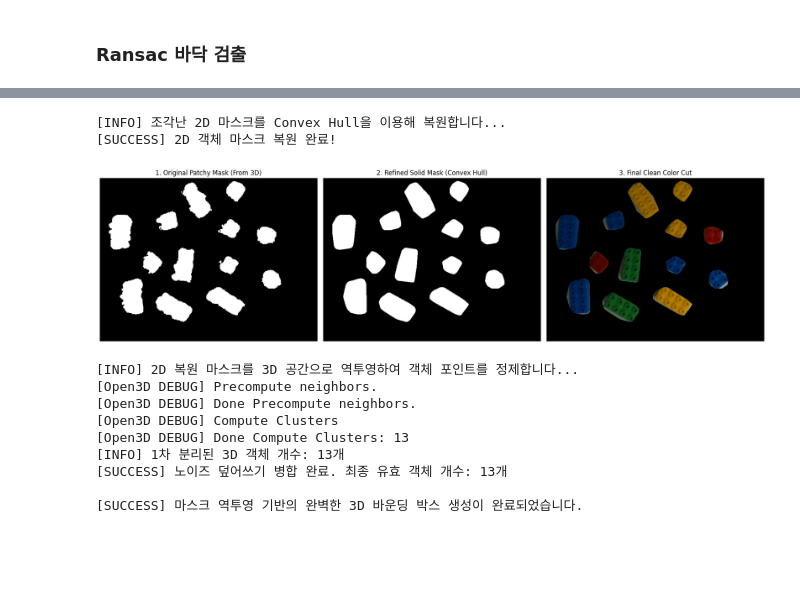
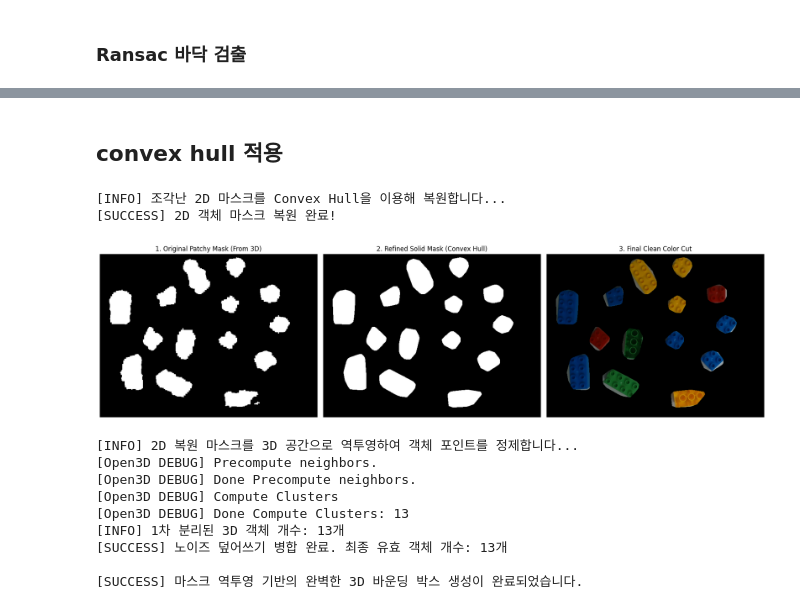
Before and after one commit to engineer0914/pointcloud_test, a Jupyter notebook: INUVision.ipynb, the cells around one changed output, grey strips where cells are left out. Drawn from its saved outputs; the diff is of its cells as text; code cells hidden in the pictures; blank space fills up the shorter version.

Commit message:
ransac 기반 뎁스 AND 연산 + convex hull 적용

```diff
--- a/INUVision.ipynb
+++ b/INUVision.ipynb
@@ -2423,3 +2293,5 @@ Open3D Depth Scale 적용값: 10000.0
+# %% [markdown]
+## convex hull 적용
 # %%
 import cv2
 import numpy as np
@@ -2468,36 +2340,44 @@ def refine_2d_mask_with_hull(projected_mask_01, color_bgr):
 print("[INFO] 조각난 2D 마스크를 Convex Hull을 이용해 복원합니다...")
 
 refined_mask_01, final_cut_color = refine_2d_mask_with_hull(
-    projected_mask_01=projected_mask_01,
+    projected_mask_01=closed_mask,
     color_bgr=color_img_bgr
 )
 
 print("[SUCCESS] 2D 객체 마스크 복원 완료!")
 
 # ---------------------------------------------------------
 # 결과 시각화 비교
 # ---------------------------------------------------------
 fig, axes = plt.subplots(1, 3, figsize=(18, 6))
 
-axes[0].imshow(projected_mask_01, cmap="gray")
+axes[0].imshow(closed_mask, cmap="gray")
 axes[0].set_title("1. Original Patchy Mask (From 3D)")
 axes[0].axis("off")
 
 axes[1].imshow(refined_mask_01, cmap="gray")
 axes[1].set_title("2. Refined Solid Mask (Convex Hull)")
 axes[1].axis("off")
 
 final_cut_rgb = cv2.cvtColor(final_cut_color, cv2.COLOR_BGR2RGB)
 axes[2].imshow(final_cut_rgb)
 axes[2].set_title("3. Final Clean Color Cut")
 axes[2].axis("off")
 
 plt.tight_layout()
 plt.show()
+
+
+# Convex Hull을 최종 마스크로 쓰지 말고 possible foreground로만 사용
+# YOLO ∩ Depth를 sure foreground로 사용
+# GrabCut mask mode 적용
+# Depth median ±35mm 필터로 배경/그림자 제거
+# 작은 connected component 제거
+# 필요하면 마지막에 edge band refine
 # %% [output]
 [INFO] 조각난 2D 마스크를 Convex Hull을 이용해 복원합니다...
 [SUCCESS] 2D 객체 마스크 복원 완료!
-[figure, old version]
+[figure, new version]
 # %%
 import cv2
 import open3d as o3d
```
Also changed, not shown: parts of 6 cells of this notebook.
